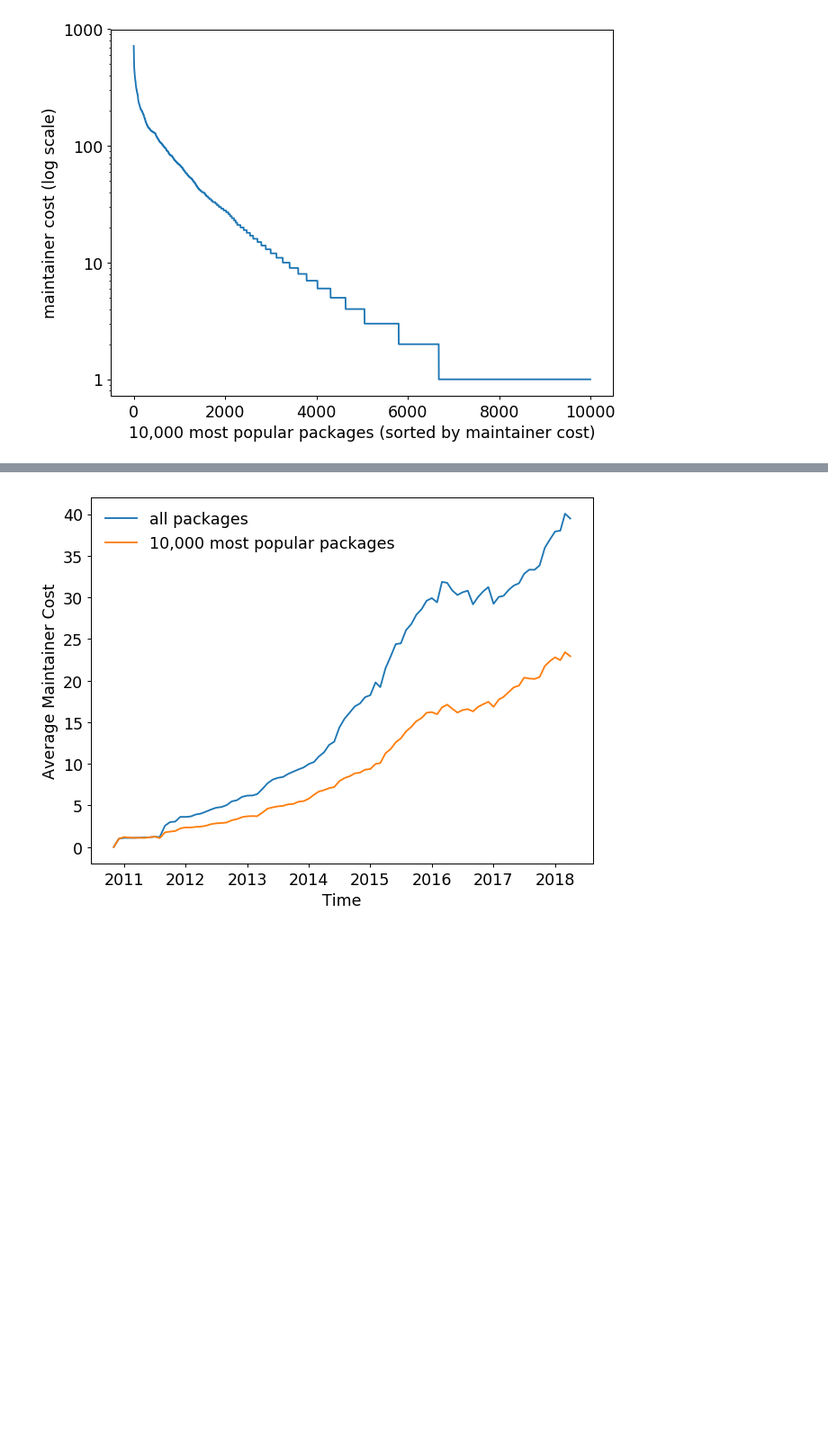
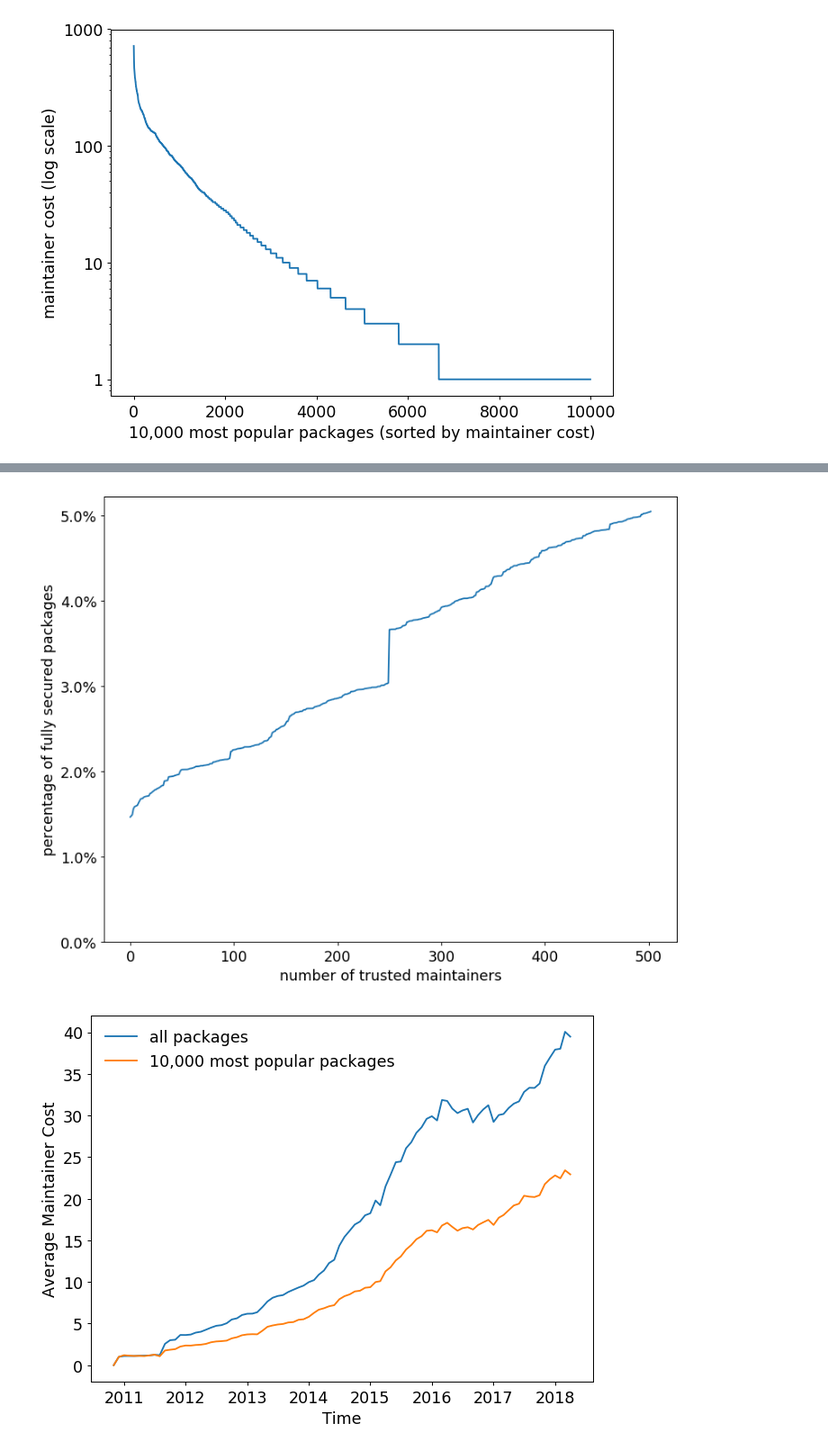
Before and after one commit to markuszm/npm-analysis, a Jupyter notebook: jupyterlab/graphs/MaintainerCost.ipynb, the cells around one changed output, grey strips where cells are left out. Shown at 90% size. Cells and saved outputs as stored; diff of their text form; code cells hidden in the pictures; blank space fills up the shorter version.

```diff
--- a/jupyterlab/graphs/MaintainerCost.ipynb
+++ b/jupyterlab/graphs/MaintainerCost.ipynb
@@ -22,3 +59,23 @@ plt.savefig("maintainer_cost_latest_10k.png")
+# %%
+import pandas as pd
+import math
+import matplotlib.pyplot as plt
+
+plt.figure(figsize=(10,8), dpi=90)
+
+plt.rcParams.update({'font.size': 14})
+
+data = pd.read_json('trustedTop500/trustedMaintainersSecured.json')
+
+plt.xlabel('number of trusted maintainers')
+plt.ylabel('percentage of fully secured packages')
+plt.plot(data)
+plt.gca().set_ylim(ymin=0)
+plt.gca().set_yticklabels(['{:.1f}%'.format(x*100) for x in plt.gca().get_yticks()])
+
+plt.savefig("trustedMaintainersSecuredPackages_500.png")
+# %% [output]
+[figure, added]
 # %%
 plt.figure(figsize=(8,6), dpi=90)
 
```
Also changed, not shown: parts of 3 cells of this notebook, 5 other files.
